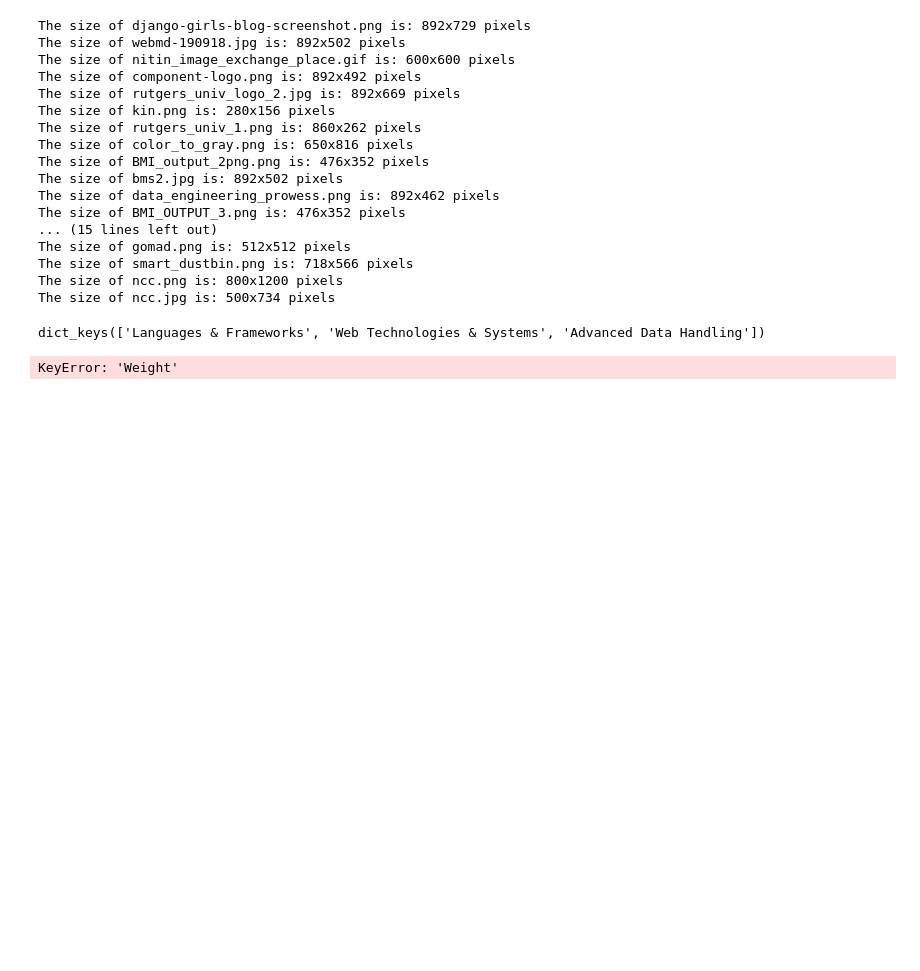
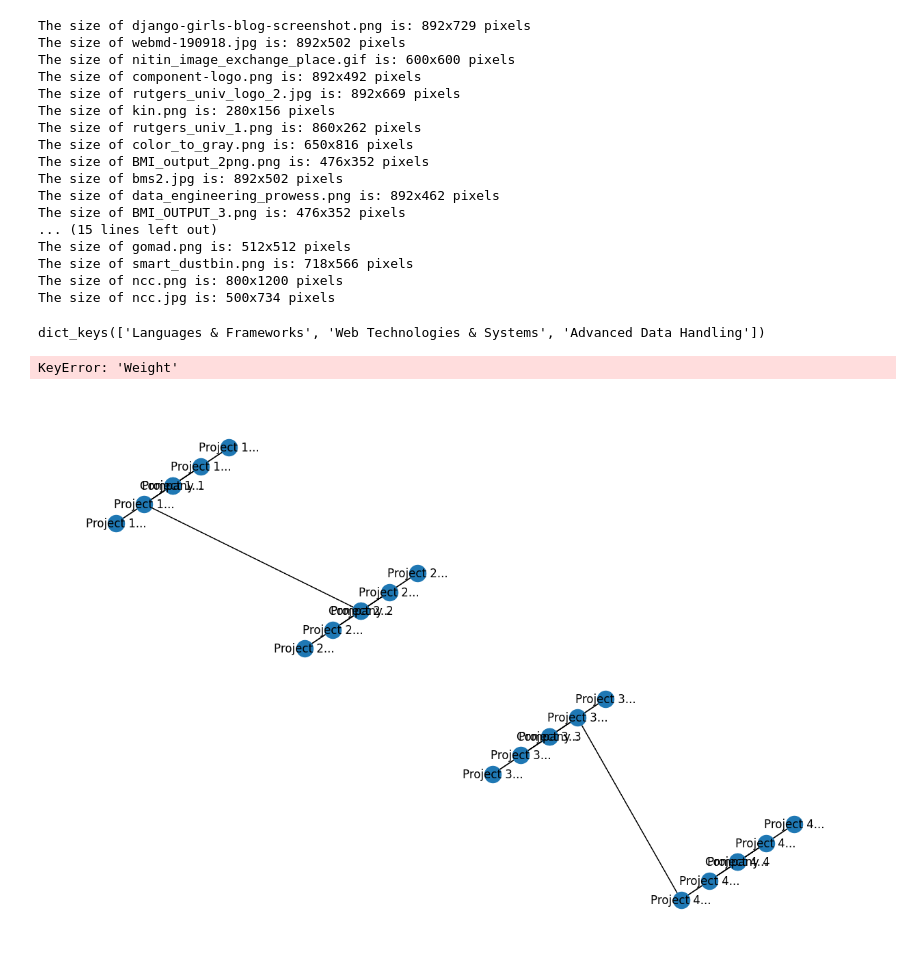
Before and after one commit to nitzmali/portfolio, a Jupyter notebook: test.ipynb, the cells around one changed output. Cells and saved outputs as stored; diff of their text form; code cells hidden in the pictures; blank space fills up the shorter version.

```diff
--- a/test.ipynb
+++ b/test.ipynb
@@ -1683,0 +1733,54 @@ fig.show()
+# %%
+import matplotlib.pyplot as plt
+import networkx as nx
+
+# Create a graph
+G = nx.Graph()
+
+# Adding main nodes (companies) and sub-nodes (projects)
+main_nodes = ['Company 1', 'Company 2', 'Company 3', 'Company 4']
+sub_nodes = [f'Project {i}-{j}' for i in range(1, 5) for j in range(1, 6)]
+
+for node in main_nodes:
+    G.add_node(node, type='main', label=node)
+
+for node in sub_nodes:
+    G.add_node(node, type='sub', label=node[:9] + '...')  # Truncated label for long titles
+
+# Adding edges
+for i, main_node in enumerate(main_nodes):
+    for j in range(1, 6):
+        G.add_edge(main_node, f'Project {i+1}-{j}')
+
+# Adding some dotted edges for interconnections
+G.add_edge('Project 1-2', 'Project 2-3', style='dotted')
+G.add_edge('Project 3-4', 'Project 4-1', style='dotted')
+
+# Define positions for a diagonal layout
+pos = {}
+x = 0
+y = 0
+dx = 1
+dy = -1
+for node in main_nodes:
+    pos[node] = (x, y)
+    x += dx
+    y += dy
+
+for i, node in enumerate(sub_nodes):
+    offset = 0.15 * (i % 5 - 2)
+    pos[node] = (pos[main_nodes[i // 5]][0] + offset, pos[main_nodes[i // 5]][1] + offset)
+
+# Draw the graph
+plt.figure(figsize=(12, 8))
+nx.draw(G, pos, with_labels=True, labels=nx.get_node_attributes(G, 'label'))
+
+# Customizing styles for dotted lines
+for edge in G.edges:
+    style = G.edges[edge].get('style', 'solid')
+    nx.draw_networkx_edges(G, pos, edgelist=[edge], style=style)
+
+# Show plot
+plt.show()
+# %% [output]
+[figure, added]
```
Also changed, not shown: parts of 9 cells of this notebook, 29 other files.
